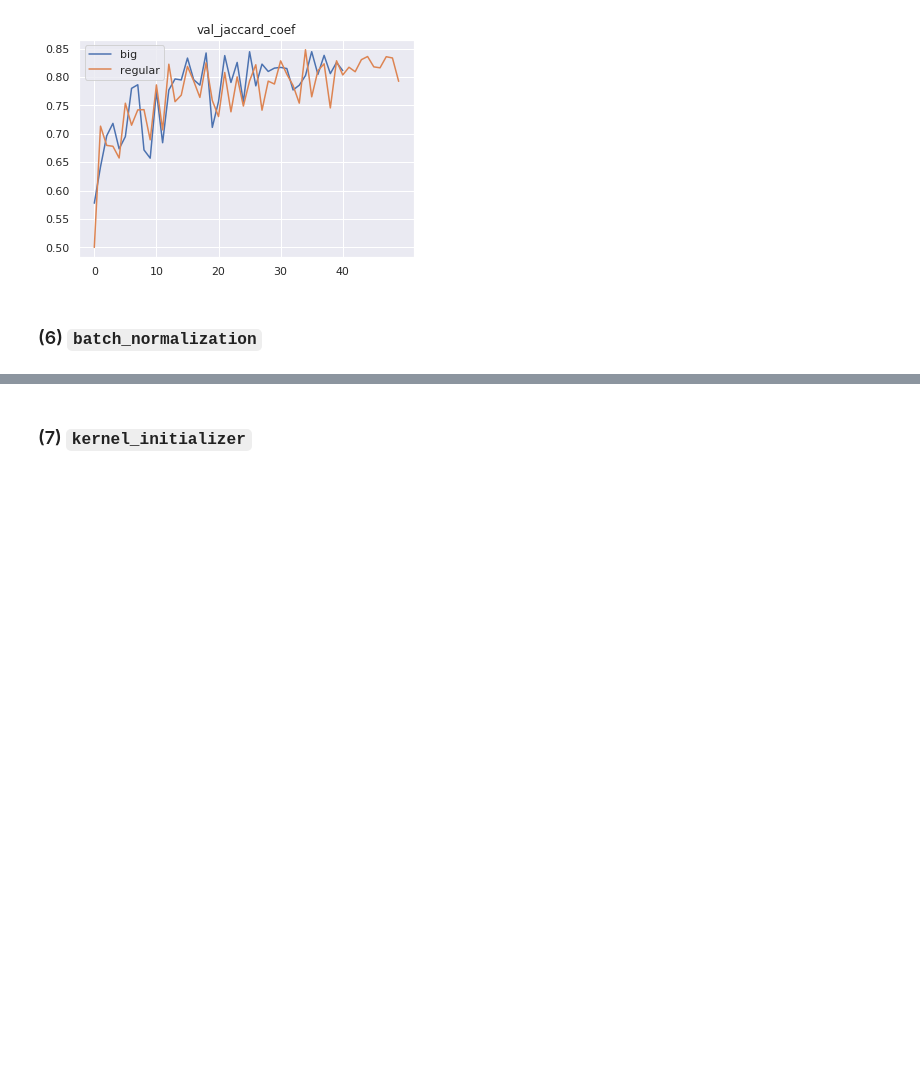
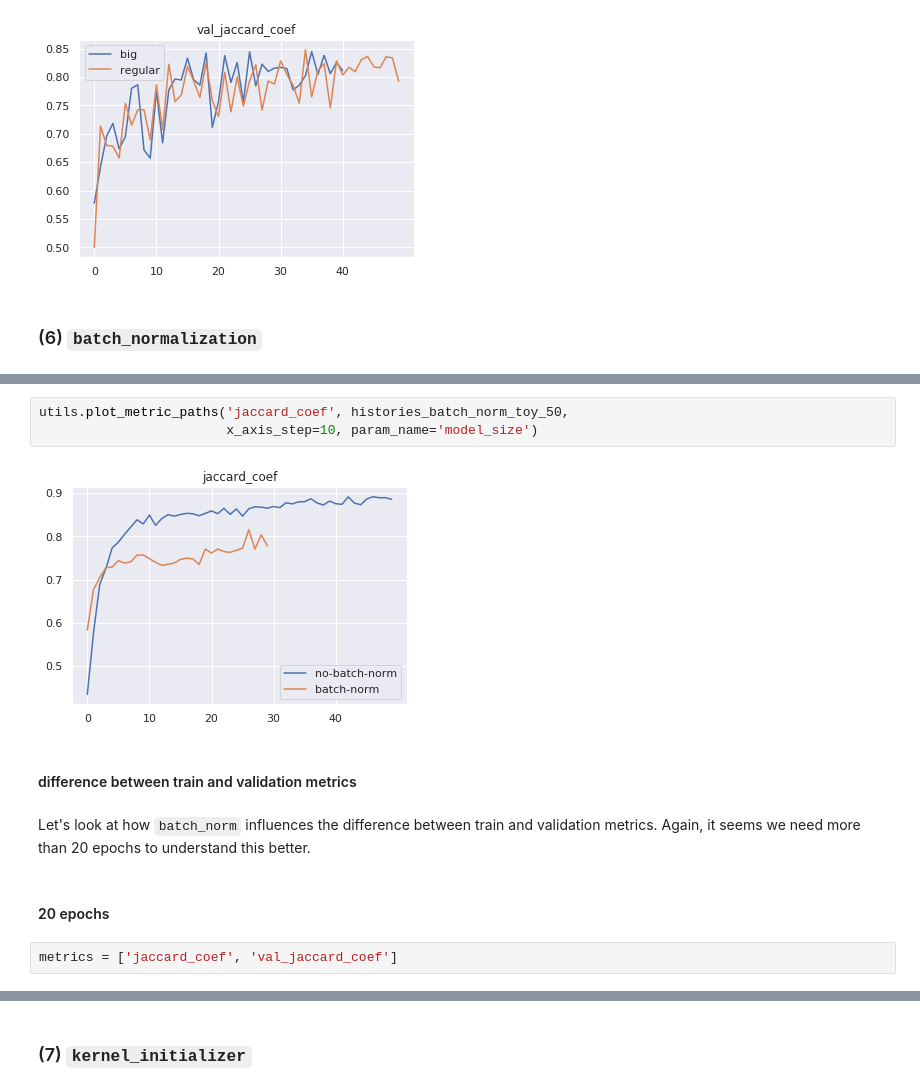
Before and after one commit to ilyarudyak/cs230_project_keras, a Jupyter notebook: skin_lesion/param_tuning_v3.ipynb, the cells around one changed output, grey strips where cells are left out. Cells and saved outputs as stored; diff of their text form; blank space fills up the shorter version.

```diff
--- a/skin_lesion/param_tuning_v3.ipynb
+++ b/skin_lesion/param_tuning_v3.ipynb
@@ -181,0 +206,13 @@ utils.plot_metric_paths('val_jaccard_coef', histories_model_size_toy,
+# %%
+utils.plot_metric_paths('jaccard_coef', histories_batch_norm_toy_50,
+                        x_axis_step=10, param_name='model_size')
+# %% [output]
+[figure, added]
+# %% [markdown]
+#### difference between train and validation metrics
+# %% [markdown]
+Let's look at how `batch_norm` influences the difference between train and validation metrics. Again, it seems we need more than 20 epochs to understand this better.
+# %% [markdown]
+#### 20 epochs
+# %%
+metrics = ['jaccard_coef', 'val_jaccard_coef']
```
Also changed, not shown: parts of 22 cells of this notebook, 12 other files.
